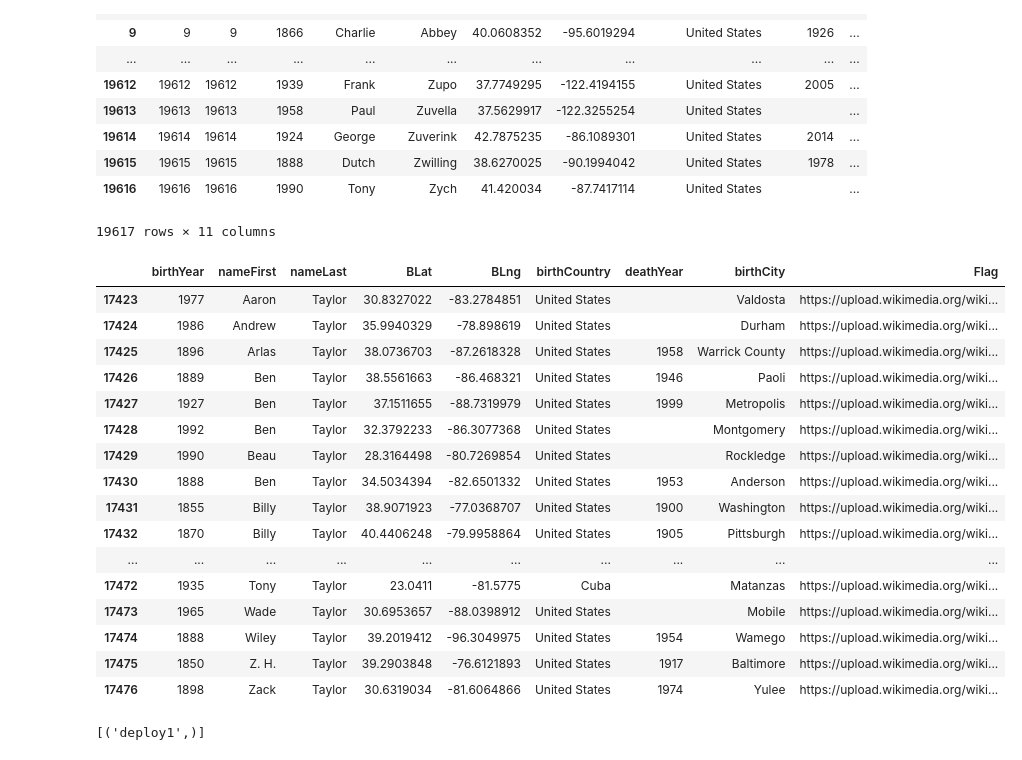
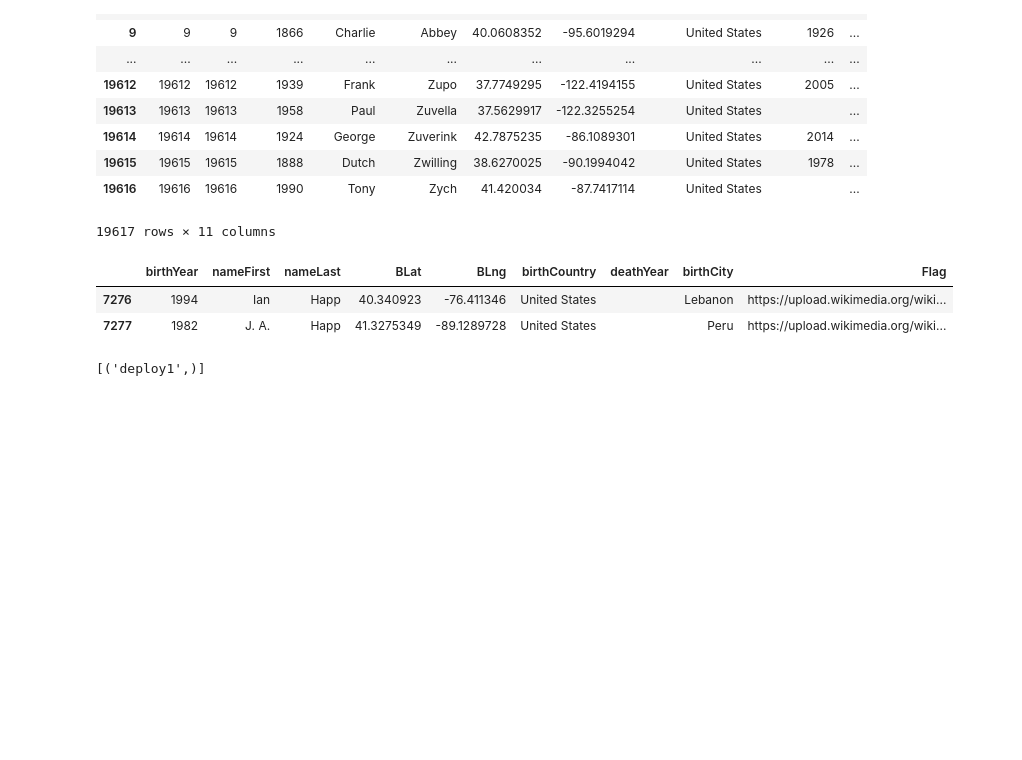
Before and after one commit to TrevorCap/BaseballVisualization, a Jupyter notebook: baseballBirthsDeaths/db/Reader.ipynb, the cells around one changed output. Drawn from its saved outputs; the diff is of its cells as text; code cells hidden in the pictures; blank space fills up the shorter version.

Commit message:
MT lebanon, not Lebanon

```diff
--- a/baseballBirthsDeaths/db/Reader.ipynb
+++ b/baseballBirthsDeaths/db/Reader.ipynb
@@ -32,23 +32,9 @@ df
 | 19616 | 19616 | 19616 | 1990 | Tony | Zych | 41.420034 | -87.7417114 | United States |  | ... |
 19617 rows × 11 columns
 # %%
-df[df.nameLast == 'Taylor']
+df[df.nameLast == 'Happ']
 # %% [output]
 |  | birthYear | nameFirst | nameLast | BLat | BLng | birthCountry | deathYear | birthCity | Flag |
-| 17423 | 1977 | Aaron | Taylor | 30.8327022 | -83.2784851 | United States |  | Valdosta | https://upload.wikimedia.org/wiki... |
-| 17424 | 1986 | Andrew | Taylor | 35.9940329 | -78.898619 | United States |  | Durham | https://upload.wikimedia.org/wiki... |
-| 17425 | 1896 | Arlas | Taylor | 38.0736703 | -87.2618328 | United States | 1958 | Warrick County | https://upload.wikimedia.org/wiki... |
-| 17426 | 1889 | Ben | Taylor | 38.5561663 | -86.468321 | United States | 1946 | Paoli | https://upload.wikimedia.org/wiki... |
-| 17427 | 1927 | Ben | Taylor | 37.1511655 | -88.7319979 | United States | 1999 | Metropolis | https://upload.wikimedia.org/wiki... |
-| 17428 | 1992 | Ben | Taylor | 32.3792233 | -86.3077368 | United States |  | Montgomery | https://upload.wikimedia.org/wiki... |
-| 17429 | 1990 | Beau | Taylor | 28.3164498 | -80.7269854 | United States |  | Rockledge | https://upload.wikimedia.org/wiki... |
-| 17430 | 1888 | Ben | Taylor | 34.5034394 | -82.6501332 | United States | 1953 | Anderson | https://upload.wikimedia.org/wiki... |
-| 17431 | 1855 | Billy | Taylor | 38.9071923 | -77.0368707 | United States | 1900 | Washington | https://upload.wikimedia.org/wiki... |
-| 17432 | 1870 | Billy | Taylor | 40.4406248 | -79.9958864 | United States | 1905 | Pittsburgh | https://upload.wikimedia.org/wiki... |
-| ... | ... | ... | ... | ... | ... | ... | ... | ... | ... |
-| 17472 | 1935 | Tony | Taylor | 23.0411 | -81.5775 | Cuba |  | Matanzas | https://upload.wikimedia.org/wiki... |
-| 17473 | 1965 | Wade | Taylor | 30.6953657 | -88.0398912 | United States |  | Mobile | https://upload.wikimedia.org/wiki... |
-| 17474 | 1888 | Wiley | Taylor | 39.2019412 | -96.3049975 | United States | 1954 | Wamego | https://upload.wikimedia.org/wiki... |
-| 17475 | 1850 | Z. H. | Taylor | 39.2903848 | -76.6121893 | United States | 1917 | Baltimore | https://upload.wikimedia.org/wiki... |
-| 17476 | 1898 | Zack | Taylor | 30.6319034 | -81.6064866 | United States | 1974 | Yulee | https://upload.wikimedia.org/wiki... |
+| 7276 | 1994 | Ian | Happ | 40.340923 | -76.411346 | United States |  | Lebanon | https://upload.wikimedia.org/wiki... |
+| 7277 | 1982 | J. A. | Happ | 41.3275349 | -89.1289728 | United States |  | Peru | https://upload.wikimedia.org/wiki... |
 # %%
```
Also changed, not shown: parts of 1 cell of this notebook, 1 other file.
